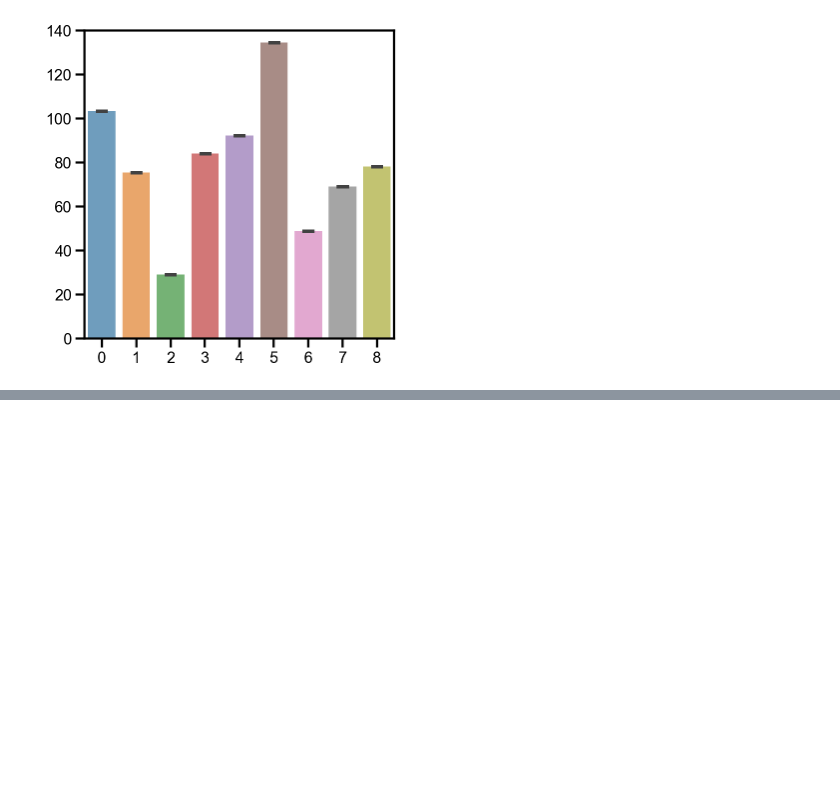
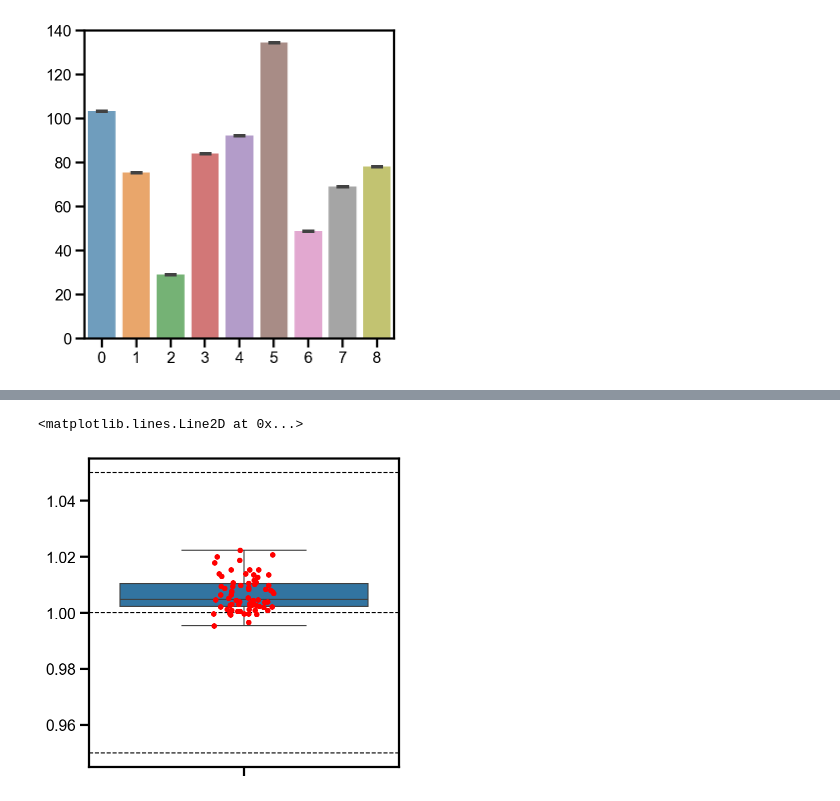
Before and after one commit to tengjuilin/misused-bar-graphs, a Jupyter notebook: lie-factor-quantification.ipynb, the cells around one changed output, grey strips where cells are left out. Drawn from its saved outputs; the diff is of its cells as text; code cells hidden in the pictures; blank space fills up the shorter version.

```diff
--- a/lie-factor-quantification.ipynb
+++ b/lie-factor-quantification.ipynb
@@ -122,0 +141,4 @@ ax.axhline(0.95, color='k', ls='--', lw=1)
+# %%
+control2_val_series = pd.Series(np.array([103.4, 75.6, 29.2, 84.1, 92.3, 134.6, 48.9, 69.3, 78.3]))
+control2_val_series.name = 'Data Value'
+control2_val_series
@@ -122,0 +156,6 @@ ax.axhline(0.95, color='k', ls='--', lw=1)
+# %%
+control2_viz_df = pd.read_csv(os.path.join(DATA_DIR, MISUSED_BAR_DIR, 'control', 'control_fig2.csv'), header=None, index_col=0)
+control2_viz_df = control2_viz_df.reset_index(drop=True)
+control2_viz_series = control2_viz_df.iloc[:, 0]
+control2_viz_series.name = 'Visual Value'
+control2_viz_series
@@ -122,0 +173,20 @@ ax.axhline(0.95, color='k', ls='--', lw=1)
+# %%
+lie_factor_df = get_lie_factor(control2_viz_series, control2_val_series)
+# %%
+fig, ax = plt.subplots(figsize=(5, 5))
+sns.boxplot(
+    lie_factor_df,
+    ax=ax,
+    log_scale=False,
+)
+sns.stripplot(
+    lie_factor_df,
+    ax=ax,
+    color='r',
+)
+ax.axhline(1, color='k', ls='--', lw=1)
+ax.axhline(1.05, color='k', ls='--', lw=1)
+ax.axhline(0.95, color='k', ls='--', lw=1)
+# %% [output]
+<matplotlib.lines.Line2D at 0x...>
+[figure, added]
```
Also changed, not shown: parts of 13 cells of this notebook.
